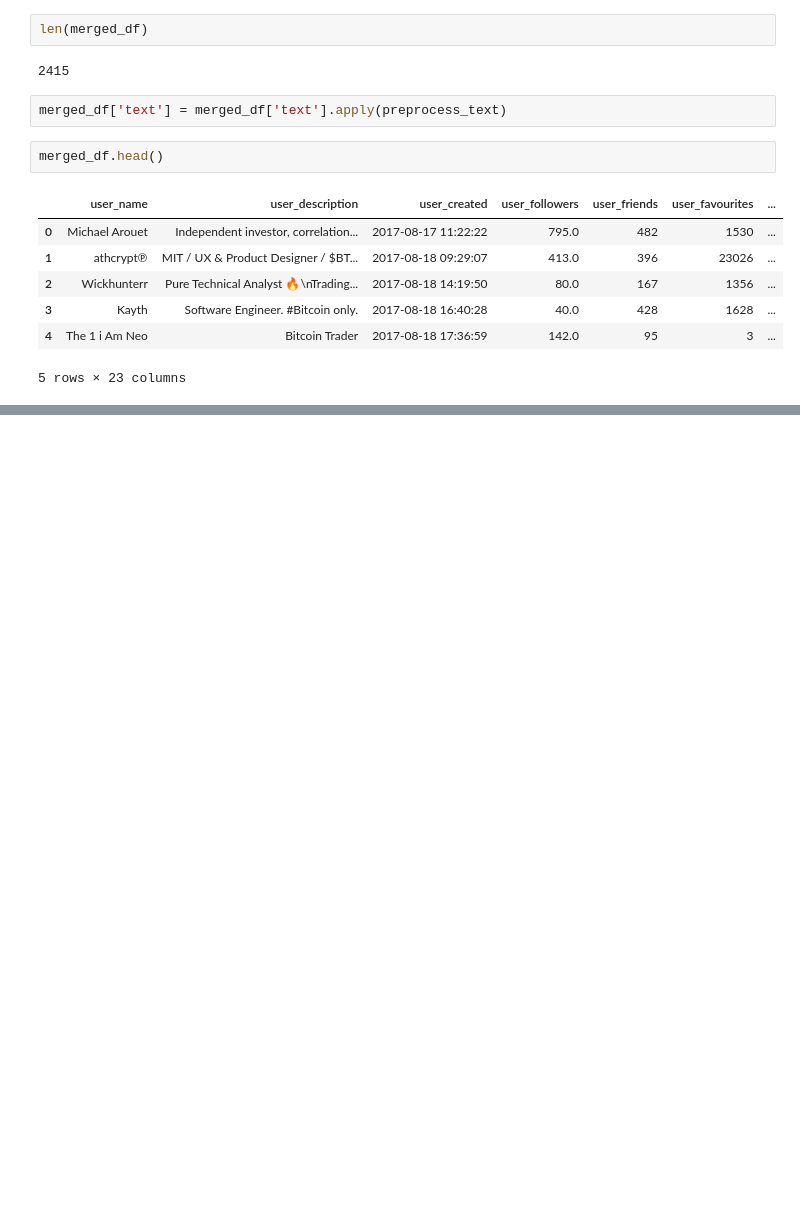
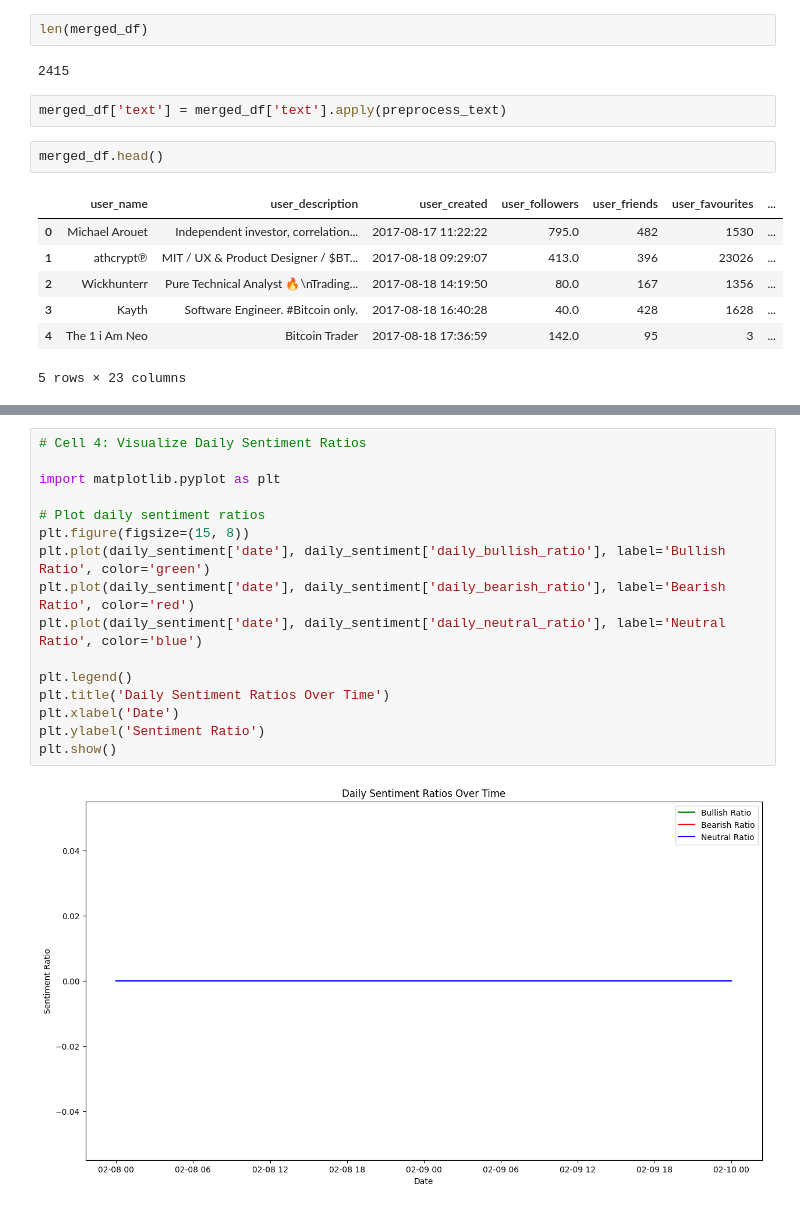
Before and after one commit to EudaLabs/investor-sentiments, a Jupyter notebook: bitcoin_tweet.ipynb, the cells around one changed output, grey strips where cells are left out. Saved outputs shown, nothing was run; the diff lists cells and outputs as text; blank space fills up the shorter version.

```diff
--- a/bitcoin_tweet.ipynb
+++ b/bitcoin_tweet.ipynb
@@ -253,0 +499,18 @@ NameError: name 'sentiment_classifier' is not defined
+# %%
+# Cell 4: Visualize Daily Sentiment Ratios
+
+import matplotlib.pyplot as plt
+
+# Plot daily sentiment ratios
+plt.figure(figsize=(15, 8))
+plt.plot(daily_sentiment['date'], daily_sentiment['daily_bullish_ratio'], label='Bullish Ratio', color='green')
+plt.plot(daily_sentiment['date'], daily_sentiment['daily_bearish_ratio'], label='Bearish Ratio', color='red')
+plt.plot(daily_sentiment['date'], daily_sentiment['daily_neutral_ratio'], label='Neutral Ratio', color='blue')
+
+plt.legend()
+plt.title('Daily Sentiment Ratios Over Time')
+plt.xlabel('Date')
+plt.ylabel('Sentiment Ratio')
+plt.show()
+# %% [output]
+[figure, added]
```
Also changed, not shown: parts of 23 cells of this notebook.
